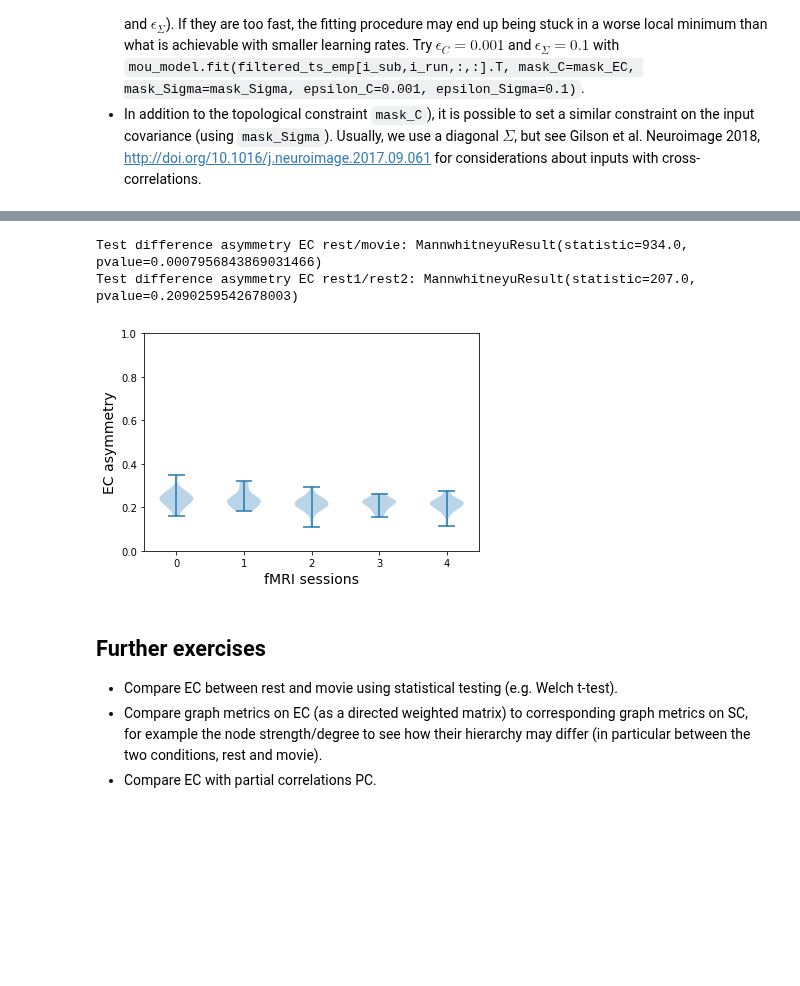
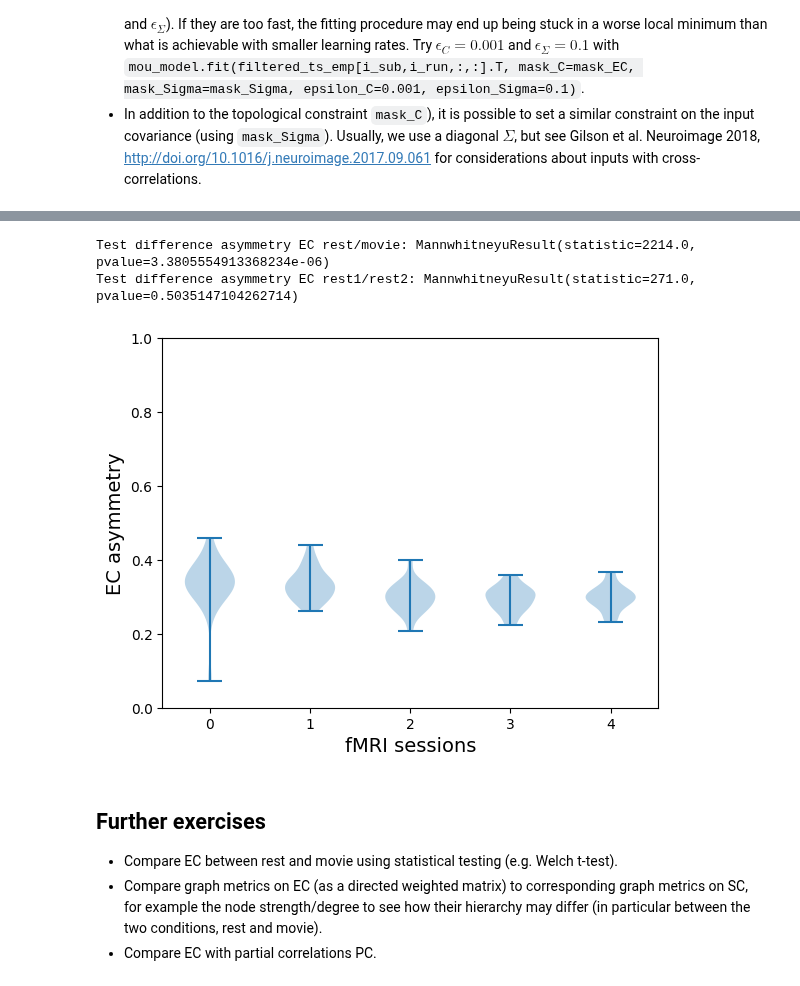
Before and after one commit to mb-BCA/notebooks_review2019, a Jupyter notebook: 1_MOUEC_Estimation.ipynb, the cells around one changed output, grey strips where cells are left out. Cells and saved outputs as stored; diff of their text form; code cells hidden in the pictures; blank space fills up the shorter version.

Commit message:
Fix code for new versions of pyMOU, numpy and matplotlib

```diff
--- a/1_MOUEC_Estimation.ipynb
+++ b/1_MOUEC_Estimation.ipynb
@@ -264,7 +262,8 @@ for i_sub in range(n_sub):
     for i_run in range(n_run):
         # 1) Run the estimation of model parameters, for all sessions
         mou_model.fit(filtered_ts_emp[i_sub,i_run,:,:].T,
-                      mask_C=mask_EC,mask_Sigma=mask_Sigma)
+                      mask_C=mask_EC,mask_Sigma=mask_Sigma,
+                      algo_version="NeNe2020", eta_C=0.005, eta_Sigma=0.01)
 
         # 2) Organize the optimization results into arrays
         # Jacobian of the model
@@ -336,30 +335,30 @@ plt.show()
 # %%
 def asym(X):
     return np.abs(X-X.T).sum() / np.abs(X).sum() / 2
 
 asym_EC = np.zeros([n_sub,n_run])
 for i_sub in range(n_sub):
     for i_run in range(n_run):
         C_tmp = J_mod[i_sub,i_run,:,:]
-        C_tmp[np.eye(N,dtype=np.bool)] = 0
+        C_tmp[np.eye(N,dtype=bool)] = 0
         asym_EC[i_sub,i_run] = asym(C_tmp)
 
 print( 'Test difference asymmetry EC rest/movie:',
        stt.mannwhitneyu(asym_EC[:,:2].flatten(), asym_EC[:,2:].flatten()) )
 print( 'Test difference asymmetry EC rest1/rest2:',
        stt.mannwhitneyu(asym_EC[:,0].flatten(), asym_EC[:,1].flatten()) )
 
 plt.figure()
 plt.violinplot(asym_EC,positions=range(n_run))
 plt.axis(ymin=0,ymax=1)
 plt.xlabel('fMRI sessions', fontsize=14)
 plt.ylabel('EC asymmetry', fontsize=14)
 
 plt.show()
 # %% [output]
-Test difference asymmetry EC rest/movie: MannwhitneyuResult(statistic=934.0, pvalue=0.0007956843869031466)
-Test difference asymmetry EC rest1/rest2: MannwhitneyuResult(statistic=207.0, pvalue=0.2090259542678003)
+Test difference asymmetry EC rest/movie: MannwhitneyuResult(statistic=2214.0, pvalue=3.3805554913368234e-06)
+Test difference asymmetry EC rest1/rest2: MannwhitneyuResult(statistic=271.0, pvalue=0.5035147104262714)
-[figure, old version]
+[figure, new version]
 # %% [markdown]
 ## Further exercises
 
```
Also changed, not shown: parts of 7 cells of this notebook, 2 other files.
